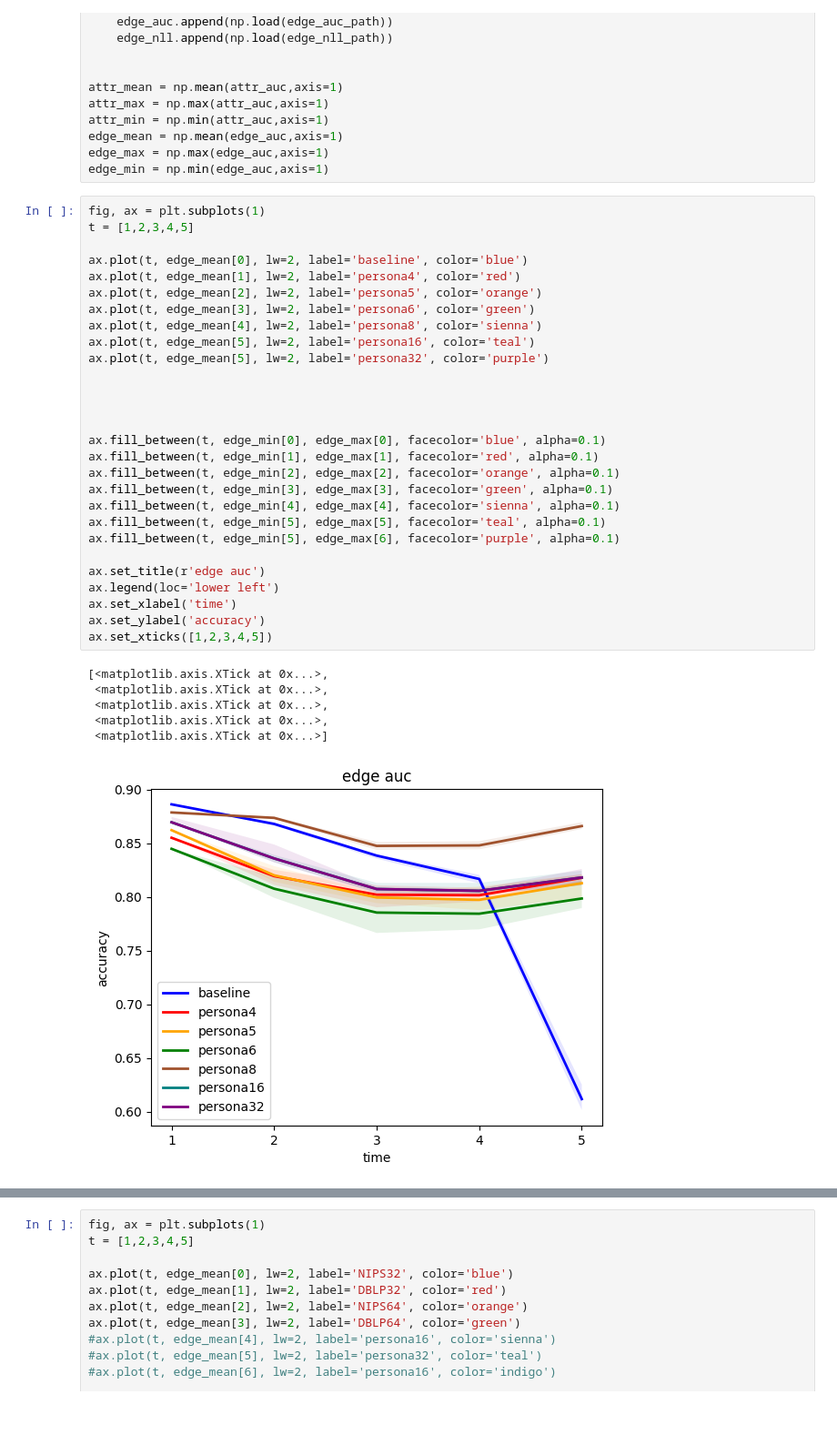
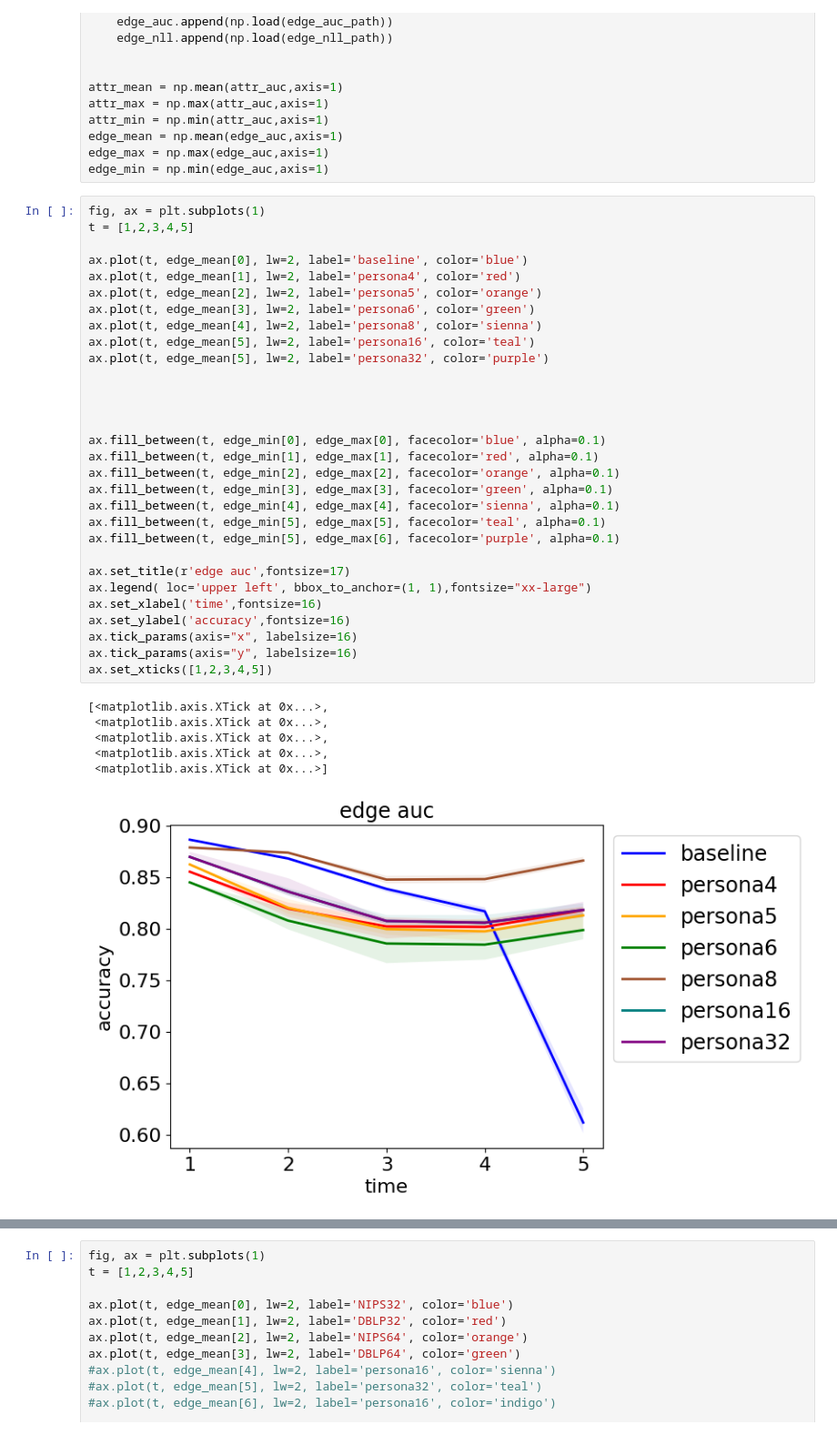
Before and after one commit to hiroemon-m/COMA, a Jupyter notebook: visualize/data/visualize.ipynb, the cells around one changed output, grey strips where cells are left out. Shown at 91% size. Drawn from its saved outputs; the diff is of its cells as text.

```diff
--- a/visualize/data/visualize.ipynb
+++ b/visualize/data/visualize.ipynb
@@ -43,38 +43,40 @@ edge_min = np.min(edge_auc,axis=1)
 # %%
 fig, ax = plt.subplots(1)
 t = [1,2,3,4,5]
 
 ax.plot(t, edge_mean[0], lw=2, label='baseline', color='blue')
 ax.plot(t, edge_mean[1], lw=2, label='persona4', color='red')
 ax.plot(t, edge_mean[2], lw=2, label='persona5', color='orange')
 ax.plot(t, edge_mean[3], lw=2, label='persona6', color='green')
 ax.plot(t, edge_mean[4], lw=2, label='persona8', color='sienna')
 ax.plot(t, edge_mean[5], lw=2, label='persona16', color='teal')
 ax.plot(t, edge_mean[5], lw=2, label='persona32', color='purple')
 
 
 
 
 ax.fill_between(t, edge_min[0], edge_max[0], facecolor='blue', alpha=0.1)
 ax.fill_between(t, edge_min[1], edge_max[1], facecolor='red', alpha=0.1)
 ax.fill_between(t, edge_min[2], edge_max[2], facecolor='orange', alpha=0.1)
 ax.fill_between(t, edge_min[3], edge_max[3], facecolor='green', alpha=0.1)
 ax.fill_between(t, edge_min[4], edge_max[4], facecolor='sienna', alpha=0.1)
 ax.fill_between(t, edge_min[5], edge_max[5], facecolor='teal', alpha=0.1)
 ax.fill_between(t, edge_min[5], edge_max[6], facecolor='purple', alpha=0.1)
 
-ax.set_title(r'edge auc')
-ax.legend(loc='lower left')
-ax.set_xlabel('time')
-ax.set_ylabel('accuracy')
+ax.set_title(r'edge auc',fontsize=17)
+ax.legend( loc='upper left', bbox_to_anchor=(1, 1),fontsize="xx-large")
+ax.set_xlabel('time',fontsize=16)
+ax.set_ylabel('accuracy',fontsize=16)
+ax.tick_params(axis="x", labelsize=16)
+ax.tick_params(axis="y", labelsize=16)
 ax.set_xticks([1,2,3,4,5])
 # %% [output]
 [<matplotlib.axis.XTick at 0x...>,
  <matplotlib.axis.XTick at 0x...>,
  <matplotlib.axis.XTick at 0x...>,
  <matplotlib.axis.XTick at 0x...>,
  <matplotlib.axis.XTick at 0x...>]
-[figure, old version]
+[figure, new version]
 # %%
 fig, ax = plt.subplots(1)
 t = [1,2,3,4,5]
```
Also changed, not shown: parts of 1 cell of this notebook, 2 other files.
